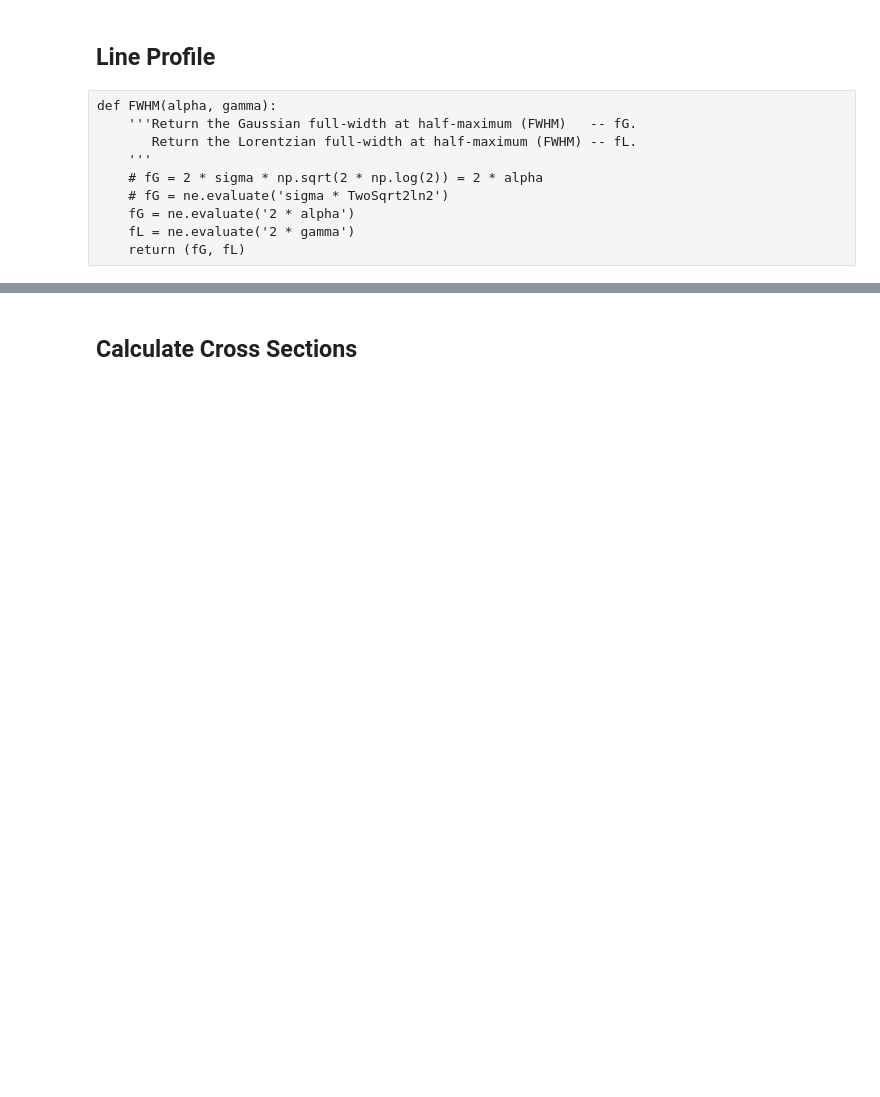
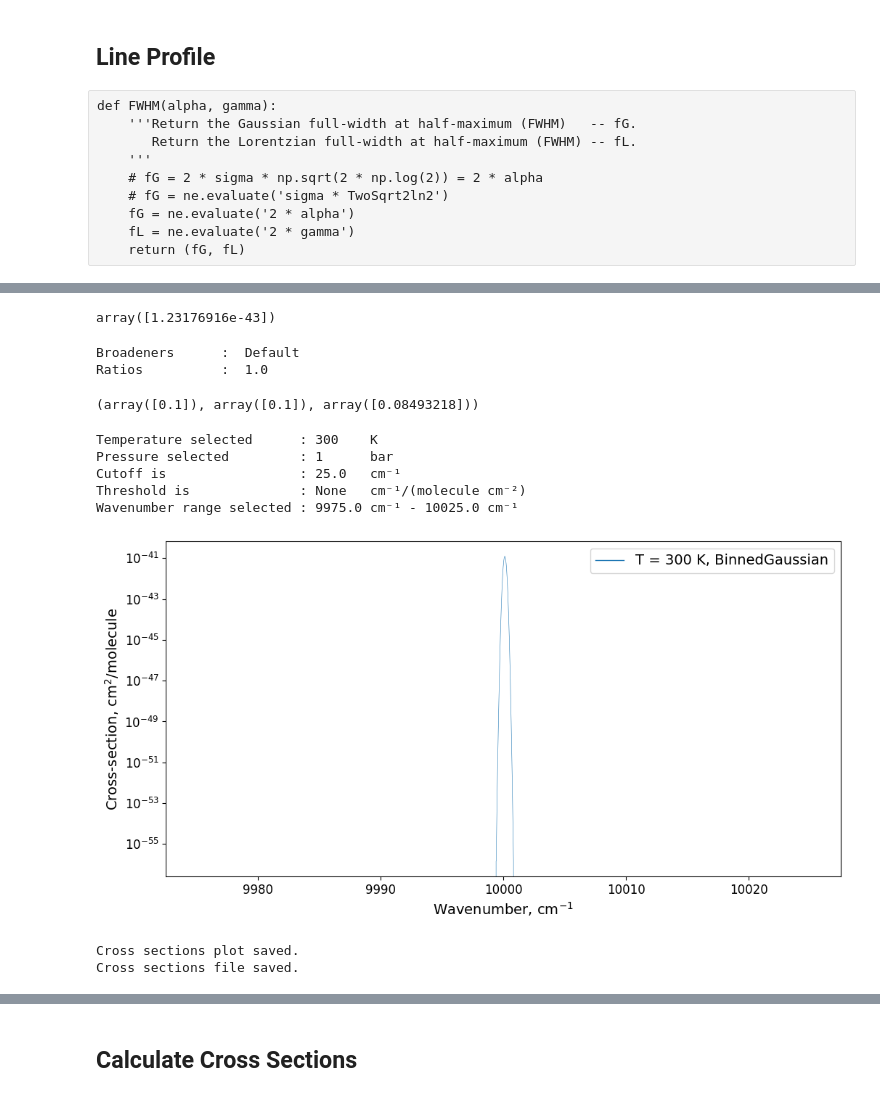
Before and after one commit to Beryl-Jingxin/PyExoCross-ing, a Jupyter notebook: pyexocross.ipynb, the cells around one changed output, grey strips where cells are left out. Drawn from its saved outputs; the diff is of its cells as text; code cells hidden in the pictures; blank space fills up the shorter version.

```diff
--- a/pyexocross.ipynb
+++ b/pyexocross.ipynb
@@ -1613,17 +1674,3 @@ def exomol_stick_spectra(read_path, states_part_df, trans_part_df, T):
 # %% [markdown]
 # Cross Section
-# %%
-def extract_broad(broad_df, states_l_df):
-    J_df = pd.DataFrame()
-    max_broad_J = max(broad_df['Jpp'])
-    J_df['Jpp'] = states_l_df['J'].values.astype('float')
-    J_df['Jpp'][J_df.Jpp > max_broad_J] = max_broad_J
-    if J_df['Jpp'][0] % 1 == 0:
-        id_broad = J_df['Jpp']
-    else:
-        id_broad = J_df['Jpp'] - 0.5
-    gamma_L = broad_df['gamma_L'][id_broad].values
-    n_air = broad_df['n_air'][id_broad].values
-
-    return(gamma_L, n_air)
 # %%
@@ -2103,0 +2133,50 @@ def cross_section_HumlicekVoigt(wn_grid, v, alpha, gamma, coef, cutoff, threshol
+# %%
+max(aa)
+# %% [output]
+array([1.23176916e-43])
+# %%
+database = 'ExoMol'
+T = 300
+P = 1
+
+states_df = read_all_states(read_path)
+states_part_df = read_part_states(states_df)
+trans_part_df = read_part_trans(read_path)
+broad, ratio, nbroad, broad_dfs = read_broad(read_path)
+A, v, Epp, gp, gamma_L, n_air = linelist_exomol_abs(cutoff,broad,ratio,nbroad,broad_dfs,states_part_df,trans_part_df)
+
+Q = read_exomol_pf(read_path, T)
+coef = cal_abscoefs(v, gp, A, Epp, Q, abundance)
+
+#alpha = Doppler_HWHM(v,T)
+#alpha = np.full(len(alpha), 0.02)
+#sigma = Gaussian_standard_deviation(alpha)
+#gamma = pd.DataFrame()
+#for i in range(len(broad)):
+#    gamma[i] = Lorentzian_HWHM (gamma_L[i].values, n_air[i].values,T,P)
+#gamma = gamma.sum(axis=1).values
+num_v = len(v)
+alpha = DopplerHWHM_alpha(num_v, alpha_HWHM, v, T)
+sigma = Gaussian_standard_deviation(alpha)
+gamma_air = []
+gamma_self = []
+gamma = LorentzianHWHM_gamma(num_v, gamma_HWHM, broad, gamma_L, n_air, gamma_air, gamma_self, ratios, T, P)
+# %% [output]
+Broadeners      :  Default
+Ratios          :  1.0
+# %%
+alpha, gamma, sigma
+# %% [output]
+(array([0.1]), array([0.1]), array([0.08493218]))
+# %%
+xsecbg = cross_section_BinnedGaussian(wn_grid, v, alpha, coef, cutoff, threshold)
+plot_xsec(wn_grid, xsecbg, database, 'BinnedGaussian')
+# %% [output]
+Temperature selected      : 300    K
+Pressure selected         : 1      bar
+Cutoff is                 : 25.0   cm⁻¹
+Threshold is              : None   cm⁻¹/(molecule cm⁻²)
+Wavenumber range selected : 9975.0 cm⁻¹ - 10025.0 cm⁻¹
+[figure, added]
+Cross sections plot saved.
+Cross sections file saved.
```
Also changed, not shown: parts of 119 cells of this notebook, 10 other files.
